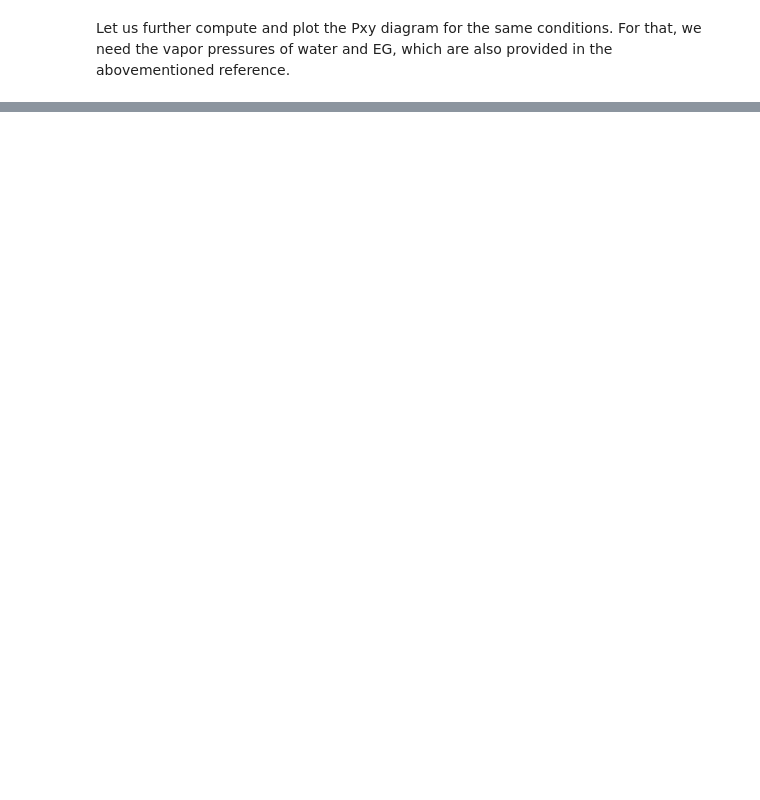
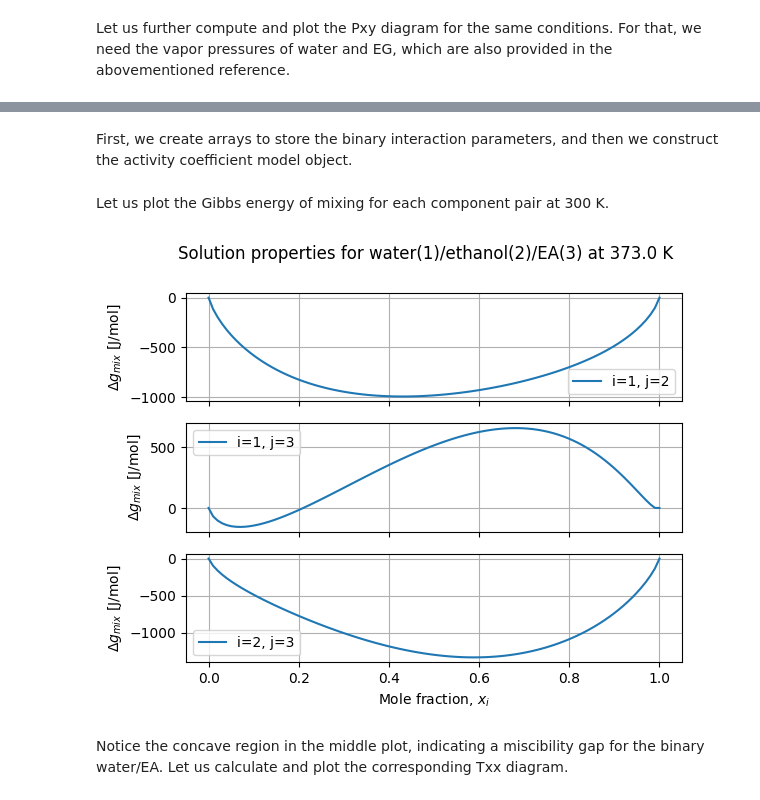
Before and after one commit to HugoMVale/polykin, a Jupyter notebook: docs/tutorials/activity_coefficient_models.ipynb, the cells around one changed output, grey strips where cells are left out. Saved outputs shown, nothing was run; the diff lists cells and outputs as text; code cells hidden in the pictures; blank space fills up the shorter version.

```diff
--- a/docs/tutorials/activity_coefficient_models.ipynb
+++ b/docs/tutorials/activity_coefficient_models.ipynb
@@ -148,0 +162,2 @@ ax.plot(y1, Pbubble)
+# %% [markdown]
+First, we create arrays to store the binary interaction parameters, and then we construct the activity coefficient model object.
@@ -148,0 +196,32 @@ ax.plot(y1, Pbubble)
+# %% [markdown]
+Let us plot the Gibbs energy of mixing for each component pair at 300 K.
+# %%
+nplots = N*(N - 1)//2
+fig, ax = plt.subplots(nplots, sharex=True)
+fig.suptitle(f"Solution properties for water(1)/ethanol(2)/EA(3) at {T} K")
+ax[-1].set_xlabel(r"Mole fraction, $x_{i}$")
+
+T = 300. # K
+xrange = np.linspace(0., 1., 100)
+
+k = 0
+for i in range(N):
+    for j in range(i + 1, N):
+
+        Dgmix = []
+        x = np.zeros(N)
+        for xval in xrange:
+            x[i] = xval
+            x[j] = 1. - xval
+            Dgmix.append(acm.Dgmix(T, x))
+
+        ax[k].grid(True)
+        ax[k].set_ylabel(r"$\Delta g_{mix}$ [J/mol]")
+        ax[k].plot(xrange, Dgmix, label=f"i={i+1}, j={j+1}")
+        ax[k].legend(loc="best")
+
+        k += 1
+# %% [output]
+[figure, added]
+# %% [markdown]
+Notice the concave region in the middle plot, indicating a miscibility gap for the binary water/EA. Let us calculate and plot the corresponding Txx diagram.
```
Also changed, not shown: parts of 15 cells of this notebook.
